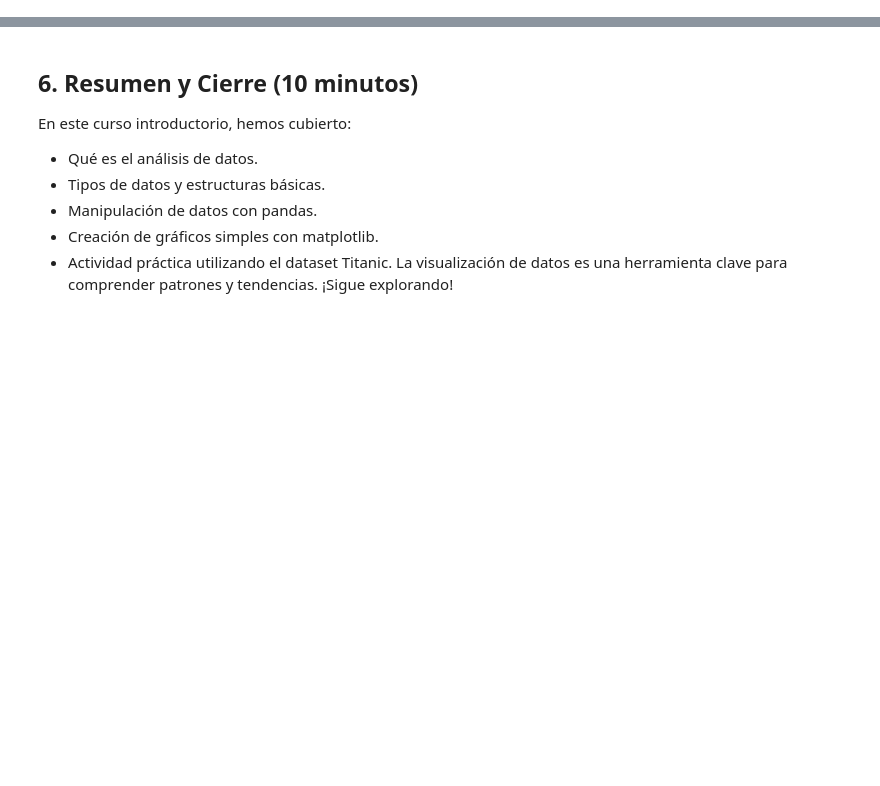
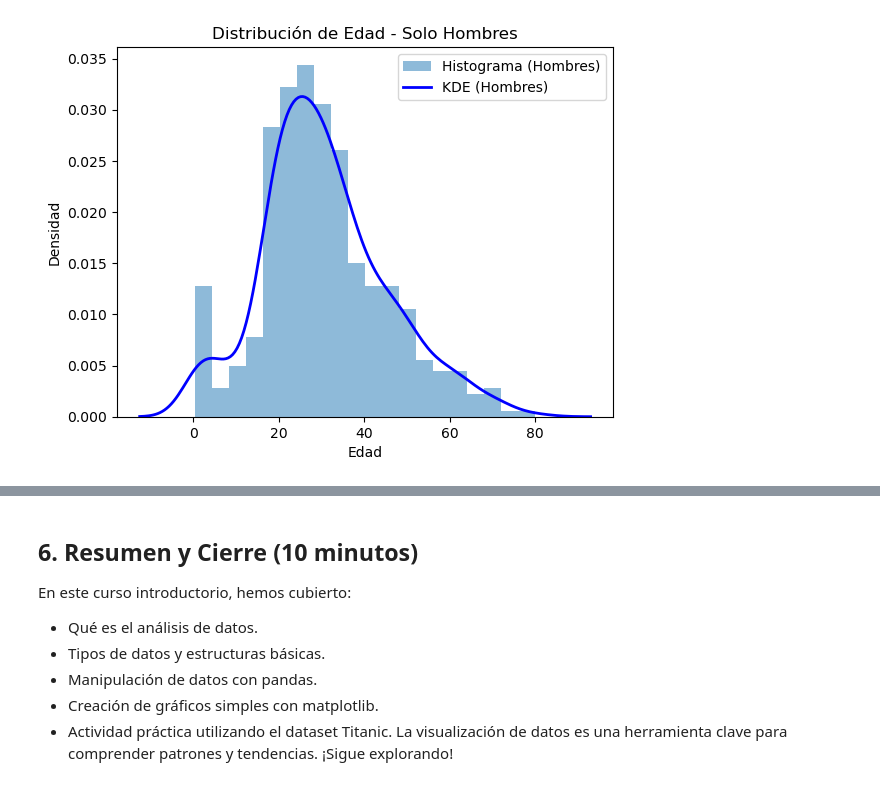
Before and after one commit to LuengoJavier/TALLER_PYTHON, a Jupyter notebook: curso_introduccion_analisis_datos_con_estadistica_y_fórmulas.ipynb, the cells around one changed output, grey strips where cells are left out. Drawn from its saved outputs; the diff is of its cells as text; code cells hidden in the pictures; blank space fills up the shorter version.

```diff
--- a/curso_introduccion_analisis_datos_con_estadistica_y_fórmulas.ipynb
+++ b/curso_introduccion_analisis_datos_con_estadistica_y_fórmulas.ipynb
@@ -223,0 +132,8 @@ plt.show()
+# %%
+
+# Dataset de ejemplo
+# Cargamos el conjunto de datos Titanic
+df_titanic = pd.read_csv('titanic.csv')
+
+# Crear el dataframe
+df = pd.DataFrame(df_titanic)
@@ -223,0 +248,13 @@ plt.show()
+# %%
+df_codificado = df.copy()
+# %%
+# Solo categorías no-null
+codificar_genero = {label: idx for idx, label in enumerate(np.unique(df_codificado['Sexo'].dropna()))}
+
+# Mapear (los NaN quedan como NaN)
+df_codificado['Sexo_codificado'] = df['Sexo'].map(codificar_genero)
+# %%
+
+codificar_embarque = {label: idx for idx, label in enumerate(np.unique(df['Embarque'].dropna()))}
+
+df_codificado['Embarque_codificado'] = df['Embarque'].map(codificar_embarque)
@@ -223,0 +429,20 @@ plt.show()
+# %%
+# Filtrar hombres
+hombres = df_codificado[df_codificado['Sexo'] == 'male']  # O 'hombre' si ya está traducido
+
+# Histograma
+hombres['Edad'].dropna().plot(kind='hist', bins=20, alpha=0.5, density=True, label='Histograma (Hombres)')
+
+# Curva de densidad KDE
+sns.kdeplot(hombres['Edad'].dropna(), color='blue', lw=2, label='KDE (Hombres)')
+
+# Etiquetas y título
+plt.xlabel('Edad')
+plt.ylabel('Densidad')
+plt.title('Distribución de Edad - Solo Hombres')
+plt.legend()
+
+# Mostrar gráfico
+plt.show()
+# %% [output]
+[figure, added]
```
Also changed, not shown: parts of 90 cells of this notebook, 3 other files.
